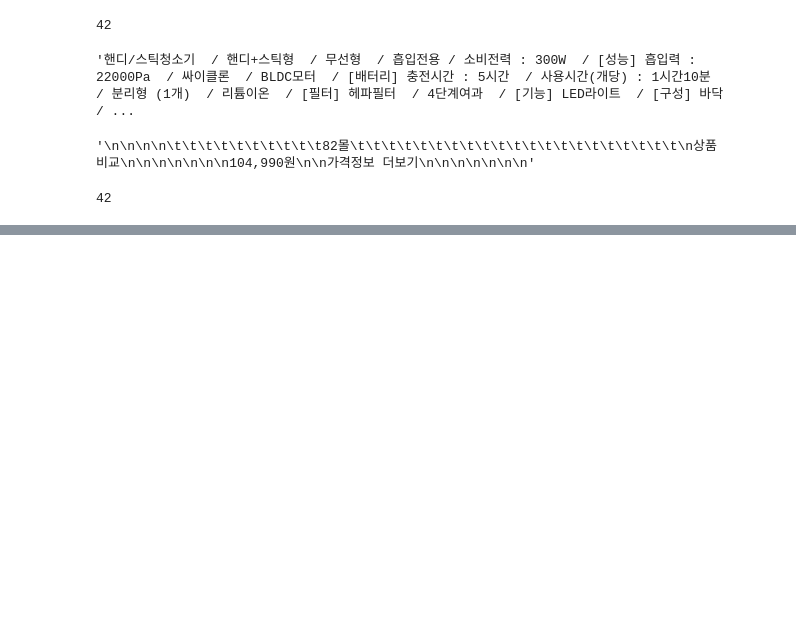
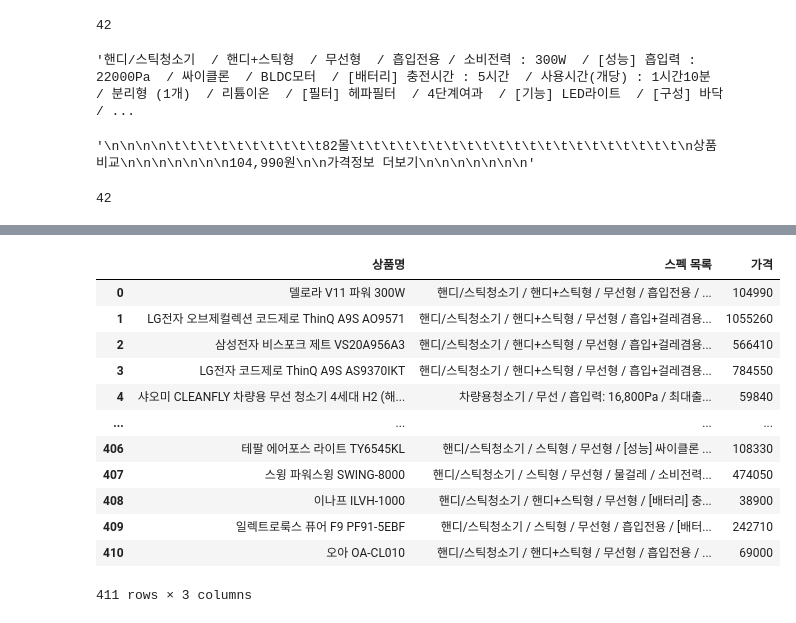
Before and after one commit to Park-Geonhee/TIL, a Jupyter notebook: Python/Data_Analysis/11.다나와.ipynb, the cells around one changed output, grey strips where cells are left out. Drawn from its saved outputs; the diff is of its cells as text; code cells hidden in the pictures; blank space fills up the shorter version.

```diff
--- a/Python/Data_Analysis/11.다나와.ipynb
+++ b/Python/Data_Analysis/11.다나와.ipynb
@@ -135,0 +171,17 @@ danawaWireless_df.to_excel('./files/1_danawa_crawling_result_study.xlsx',
+# %%
+def get_prod_items(prod_items):
+    prod_lists = []
+
+    for prod_item in prod_items:
+        name = prod_item.select('p>a')[0].text
+        detail = prod_item.select('dl > dd > div')[0].text.replace('\n','').replace('\t','')
+        try :
+            price = prod_item.select('div.prod_pricelist')[0].text.replace('\n','').replace('\t','').split('원')[0].split('교')[1]
+        except:
+            price = prod_item.select('div.prod_pricelist')[0].text.replace('\n','').replace('\t','').split('원')[0]
+        price = int(price.replace(",",''))
+
+        myList = [name,detail,price]
+        prod_lists.append(myList)
+
+    return prod_lists
@@ -135,0 +230,6 @@ danawaWireless_df.to_excel('./files/1_danawa_crawling_result_study.xlsx',
+# %%
+def get_search_page_url(keyword, page):
+
+    url = 'http://search.danawa.com/dsearch.php?query={}&originalQuery={}&volumeType=allvs&page={}&limit=40&sort=saveDESC&list=list&boost=true&addDelivery=N&recommendedSort=Y&defaultUICategoryCode=102207&defaultPhysicsCategoryCode=72%7C80%7C81%7C0&defaultVmTab=2606&defaultVaTab=390097&tab=goods'.format(keyword,keyword,page)
+
+    return url
@@ -135,0 +245,17 @@ danawaWireless_df.to_excel('./files/1_danawa_crawling_result_study.xlsx',
+# %%
+keyword = '무선청소기'
+total_page = 10
+prod_data_total = []
+
+for page in notebook.tqdm(range(1,total_page+1)):
+# for page in tqdm_notebook(range(1,total_page+1)):
+    driver.get(get_search_page_url(keyword,page))
+    time.sleep(3)
+
+    html = driver.page_source
+    soup = BeautifulSoup(html, 'html.parser')
+
+    prod_items = soup.select('div.prod_main_info')
+    prod_item_list = get_prod_items(prod_items)
+
+    prod_data_total = prod_data_total + prod_item_list
@@ -135,0 +282,18 @@ danawaWireless_df.to_excel('./files/1_danawa_crawling_result_study.xlsx',
+# %%
+data = pd.DataFrame(prod_data_total)
+data.columns = ['상품명','스펙 목록','가격']
+data
+# %% [output]
+|  | 상품명 | 스펙 목록 | 가격 |
+| 0 | 델로라 V11 파워 300W | 핸디/스틱청소기 / 핸디+스틱형 / 무선형 / 흡입전용 / ... | 104990 |
+| 1 | LG전자 오브제컬렉션 코드제로 ThinQ A9S AO9571 | 핸디/스틱청소기 / 핸디+스틱형 / 무선형 / 흡입+걸레겸용... | 1055260 |
+| 2 | 삼성전자 비스포크 제트 VS20A956A3 | 핸디/스틱청소기 / 핸디+스틱형 / 무선형 / 흡입+걸레겸용... | 566410 |
+| 3 | LG전자 코드제로 ThinQ A9S AS9370IKT | 핸디/스틱청소기 / 핸디+스틱형 / 무선형 / 흡입+걸레겸용... | 784550 |
+| 4 | 샤오미 CLEANFLY 차량용 무선 청소기 4세대 H2 (해... | 차량용청소기 / 무선 / 흡입력: 16,800Pa / 최대출... | 59840 |
+| ... | ... | ... | ... |
+| 406 | 테팔 에어포스 라이트 TY6545KL | 핸디/스틱청소기 / 스틱형 / 무선형 / [성능] 싸이클론 ... | 108330 |
+| 407 | 스윙 파워스윙 SWING-8000 | 핸디/스틱청소기 / 스틱형 / 무선형 / 물걸레 / 소비전력... | 474050 |
+| 408 | 이나프 ILVH-1000 | 핸디/스틱청소기 / 핸디+스틱형 / 무선형 / [배터리] 충... | 38900 |
+| 409 | 일렉트로룩스 퓨어 F9 PF91-5EBF | 핸디/스틱청소기 / 스틱형 / 무선형 / 흡입전용 / [배터... | 242710 |
+| 410 | 오아 OA-CL010 | 핸디/스틱청소기 / 핸디+스틱형 / 무선형 / 흡입전용 / ... | 69000 |
+411 rows × 3 columns
```
Also changed, not shown: parts of 65 cells of this notebook.
